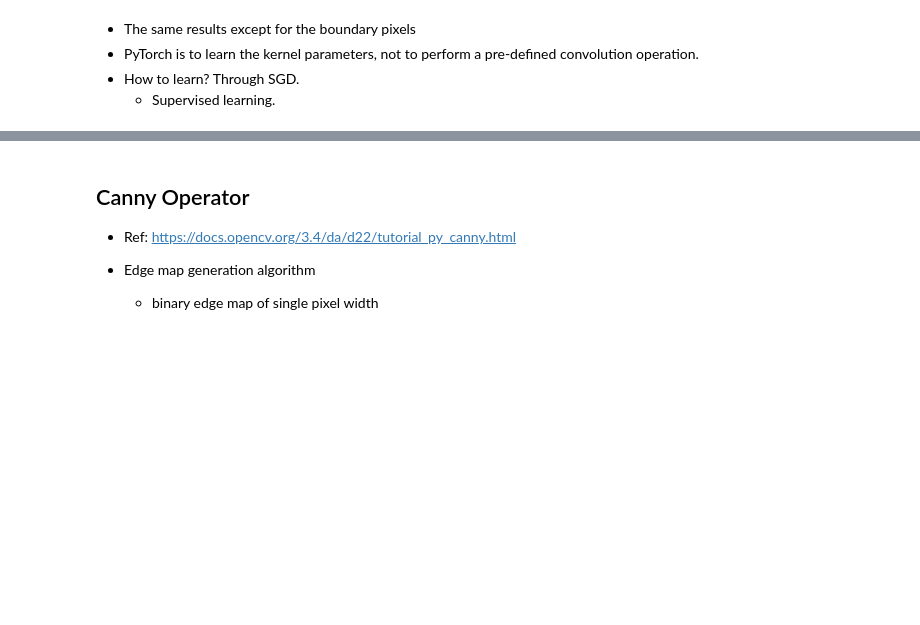
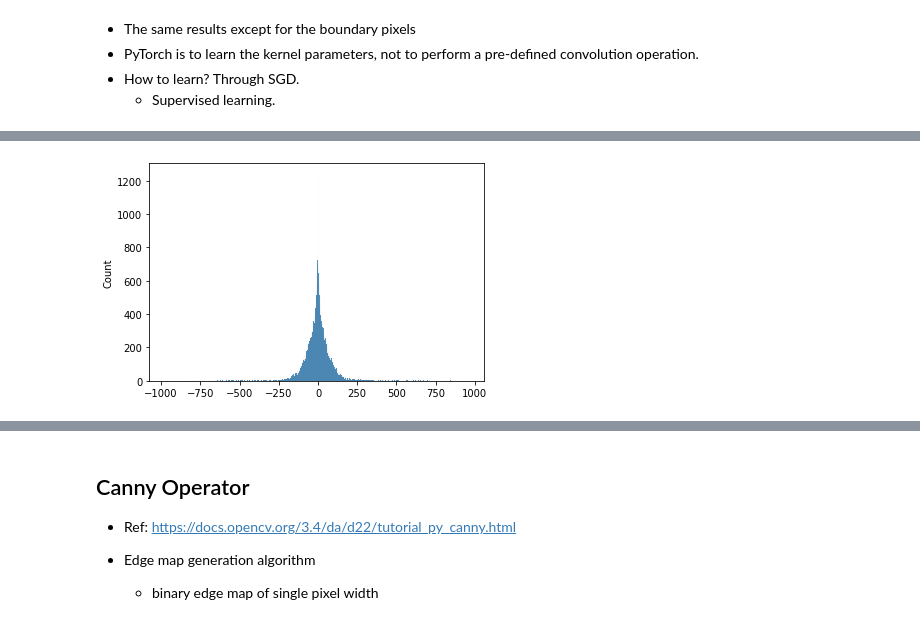
Before and after one commit to yongduek/GKSG008, a Jupyter notebook: d2l-en/pytorch/chapter_convolutional-neural-networks/intro_convolution.ipynb, the cells around one changed output, grey strips where cells are left out. Saved outputs shown, nothing was run; the diff lists cells and outputs as text; code cells hidden in the pictures; blank space fills up the shorter version.

```diff
--- a/d2l-en/pytorch/chapter_convolutional-neural-networks/intro_convolution.ipynb
+++ b/d2l-en/pytorch/chapter_convolutional-neural-networks/intro_convolution.ipynb
@@ -133,0 +167,4 @@ plt.imshow(diff); #, cmap='gray');
+# %%
+sns.histplot(grad_y.reshape(-1), discrete=True);
+# %% [output]
+[figure, added]
```
Also changed, not shown: parts of 23 cells of this notebook.
